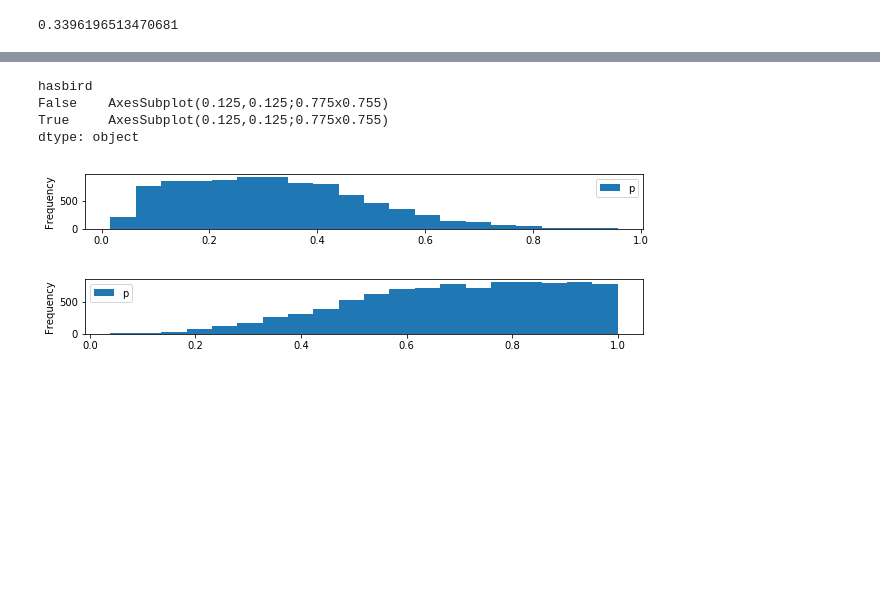
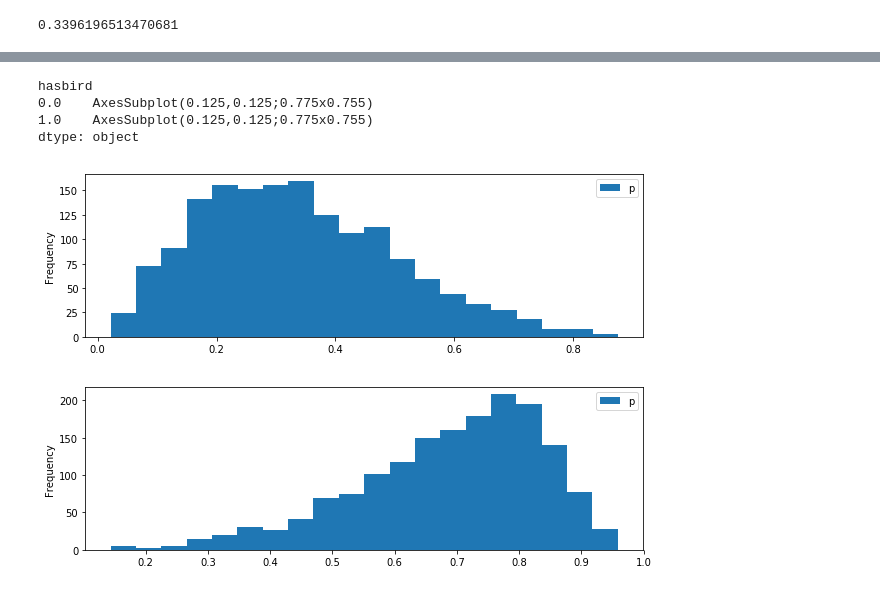
Before and after one commit to jonnor/birddetect, a Jupyter notebook: Model.ipynb, the cells around one changed output, grey strips where cells are left out. Drawn from its saved outputs; the diff is of its cells as text; code cells hidden in the pictures; blank space fills up the shorter version.

```diff
--- a/Model.ipynb
+++ b/Model.ipynb
@@ -281,10 +281,10 @@ df.prediction.mean()
 # %% [output]
 0.3396196513470681
 # %%
-p = rf.predict_proba(get_features(alldata)[0])
-p = pandas.DataFrame({'p': p[:,1]}, index=alldata.index)
-p['dataset'] = alldata.dataset
-p['hasbird'] = alldata.hasbird
+p = rf.predict_proba(get_features(dataset)[0])
+p = pandas.DataFrame({'p': p[:,1]}, index=dataset.index)
+p['dataset'] = dataset.dataset
+p['hasbird'] = dataset.hasbird
 
 #p.groupby('hasbird').plot()
 p.groupby('dataset').plot(y='p', kind='hist',bins=20,figsize=(10,1), legend=True, style={'opacity': 0.2})
@@ -306,12 +306,12 @@ dtype: object
 # %%
-p.groupby('hasbird').plot(y='p', kind='hist',bins=20,figsize=(10,1), legend=True, style={'opacity': 0.2})
+p.groupby('hasbird').plot(y='p', kind='hist',bins=20,figsize=(10,3), legend=True, style={'opacity': 0.2})
 # %% [output]
 hasbird
-False    AxesSubplot(0.125,0.125;0.775x0.755)
-True     AxesSubplot(0.125,0.125;0.775x0.755)
+0.0    AxesSubplot(0.125,0.125;0.775x0.755)
+1.0    AxesSubplot(0.125,0.125;0.775x0.755)
 dtype: object
-[figure, old version]
+[figure, new version]
-[figure, old version]
+[figure, new version]
 # %%
 p.groupby(['dataset','hasbird']).plot(y='p', kind='hist',bins=20,figsize=(10,1), legend=True, style={'opacity': 0.2})
 # %% [output]
```
Also changed, not shown: parts of 2 cells of this notebook, 2 other files.
